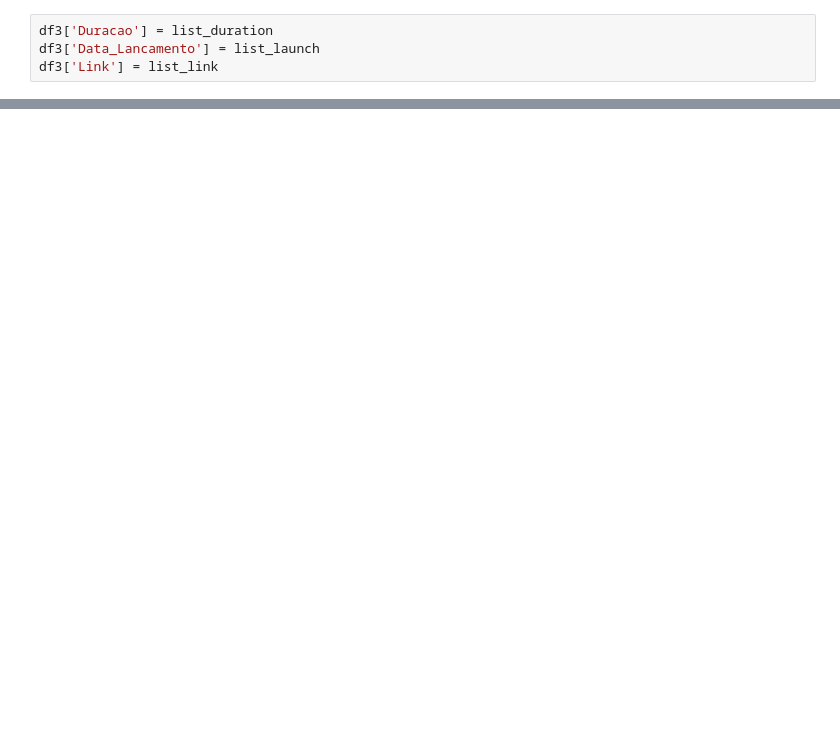
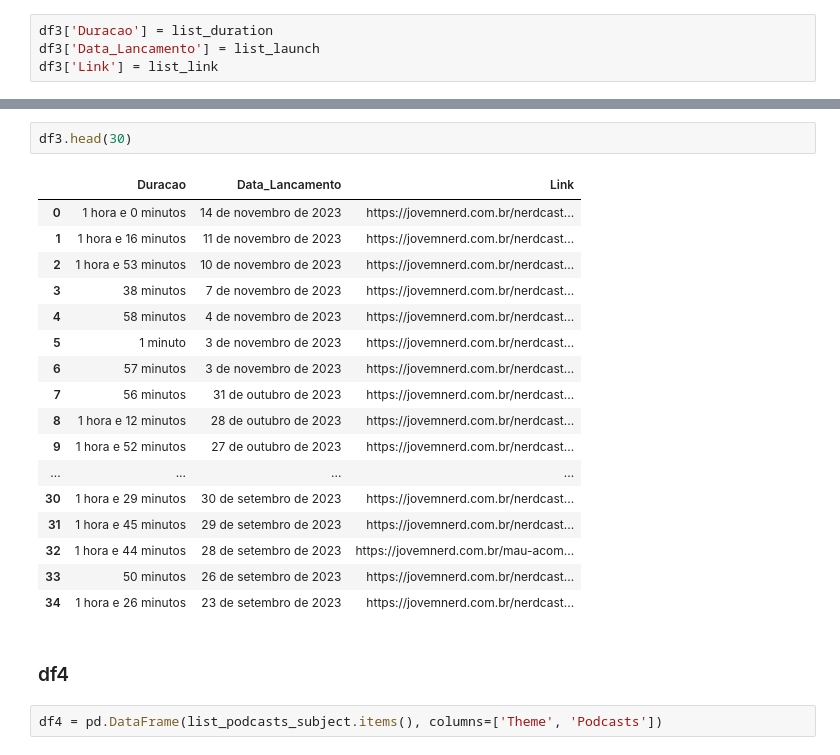
Before and after one commit to gellwanger/nerdcast_analysis, a Jupyter notebook: Nercast_Analysis.ipynb, the cells around one changed output, grey strips where cells are left out. Drawn from its saved outputs; the diff is of its cells as text; blank space fills up the shorter version.

```diff
--- a/Nercast_Analysis.ipynb
+++ b/Nercast_Analysis.ipynb
@@ -372,0 +499,24 @@ df3['Link'] = list_link
+# %%
+df3.head(30)
+# %% [output]
+|  | Duracao | Data_Lancamento | Link |
+| 0 | 1 hora e 0 minutos | 14 de novembro de 2023 | https://jovemnerd.com.br/nerdcast... |
+| 1 | 1 hora e 16 minutos | 11 de novembro de 2023 | https://jovemnerd.com.br/nerdcast... |
+| 2 | 1 hora e 53 minutos | 10 de novembro de 2023 | https://jovemnerd.com.br/nerdcast... |
+| 3 | 38 minutos | 7 de novembro de 2023 | https://jovemnerd.com.br/nerdcast... |
+| 4 | 58 minutos | 4 de novembro de 2023 | https://jovemnerd.com.br/nerdcast... |
+| 5 | 1 minuto | 3 de novembro de 2023 | https://jovemnerd.com.br/nerdcast... |
+| 6 | 57 minutos | 3 de novembro de 2023 | https://jovemnerd.com.br/nerdcast... |
+| 7 | 56 minutos | 31 de outubro de 2023 | https://jovemnerd.com.br/nerdcast... |
+| 8 | 1 hora e 12 minutos | 28 de outubro de 2023 | https://jovemnerd.com.br/nerdcast... |
+| 9 | 1 hora e 52 minutos | 27 de outubro de 2023 | https://jovemnerd.com.br/nerdcast... |
+| ... | ... | ... | ... |
+| 30 | 1 hora e 29 minutos | 30 de setembro de 2023 | https://jovemnerd.com.br/nerdcast... |
+| 31 | 1 hora e 45 minutos | 29 de setembro de 2023 | https://jovemnerd.com.br/nerdcast... |
+| 32 | 1 hora e 44 minutos | 28 de setembro de 2023 | https://jovemnerd.com.br/mau-acom... |
+| 33 | 50 minutos | 26 de setembro de 2023 | https://jovemnerd.com.br/nerdcast... |
+| 34 | 1 hora e 26 minutos | 23 de setembro de 2023 | https://jovemnerd.com.br/nerdcast... |
+# %% [markdown]
+### df4
+# %%
+df4 = pd.DataFrame(list_podcasts_subject.items(), columns=['Theme', 'Podcasts'])
```
Also changed, not shown: parts of 59 cells of this notebook.
